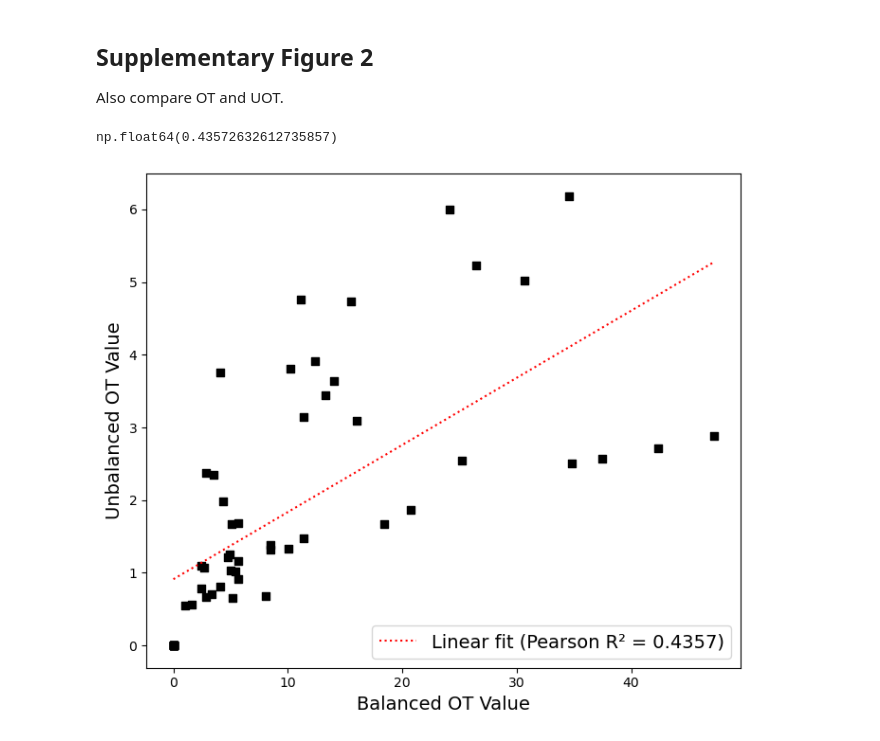
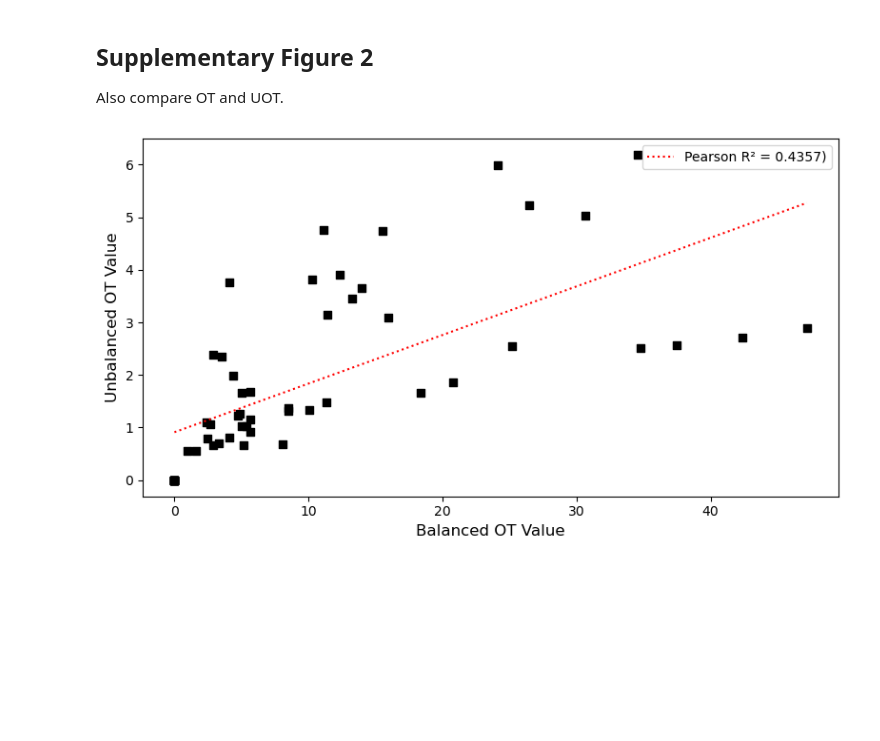
Before and after one commit to OlivierJSm/MasterInternship1, a Jupyter notebook: Testing/Report Figures/section_1.ipynb, the cells around one changed output. Drawn from its saved outputs; the diff is of its cells as text; code cells hidden in the pictures; blank space fills up the shorter version.

```diff
--- a/Testing/Report Figures/section_1.ipynb
+++ b/Testing/Report Figures/section_1.ipynb
@@ -553,12 +615,14 @@ sns.clustermap(
 ## Supplementary Figure 2
 Also compare OT and UOT.
 # %%
+fig, ax = plt.subplots(figsize=(8,4.5))
 compare_metrics(
     chr1_bulk_ot,
     chr1_bulk_uot,
     "Balanced OT Value",
-    "Unbalanced OT Value"
+    "Unbalanced OT Value",
+    ax=ax
 )
+plt.savefig(f"{figure_save_dir}SF2.pdf")
 # %% [output]
-np.float64(0.43572632612735857)
-[figure, old version]
+[figure, new version]
```
Also changed, not shown: parts of 11 cells of this notebook, 33 other files.
